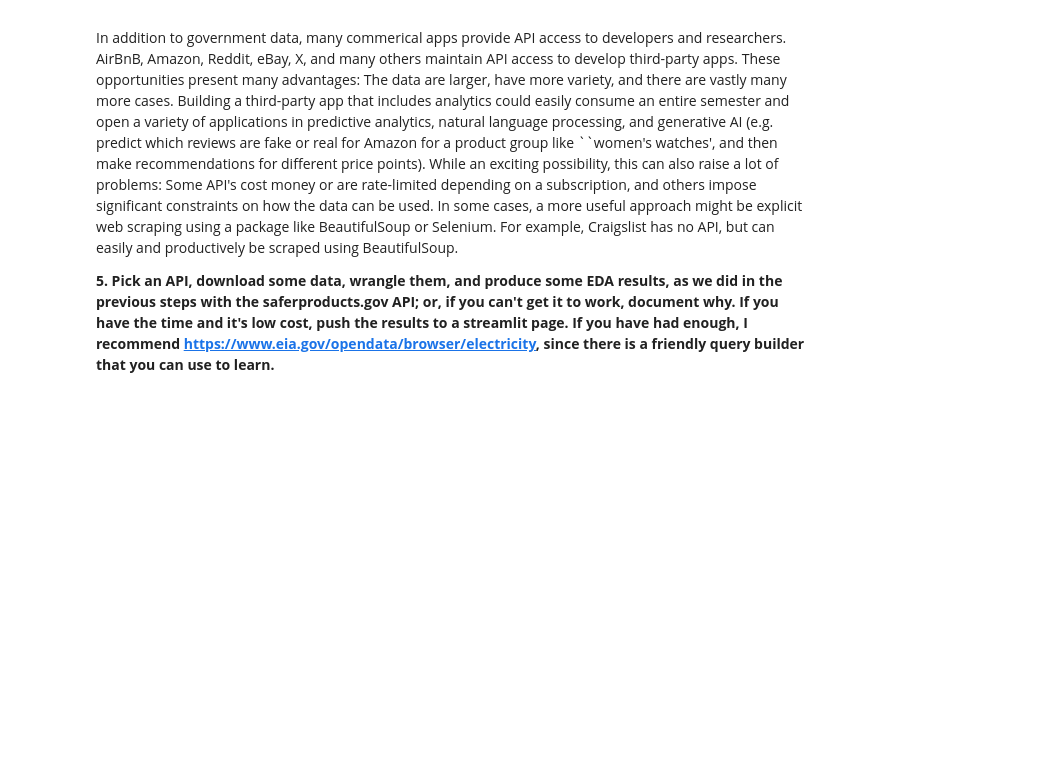
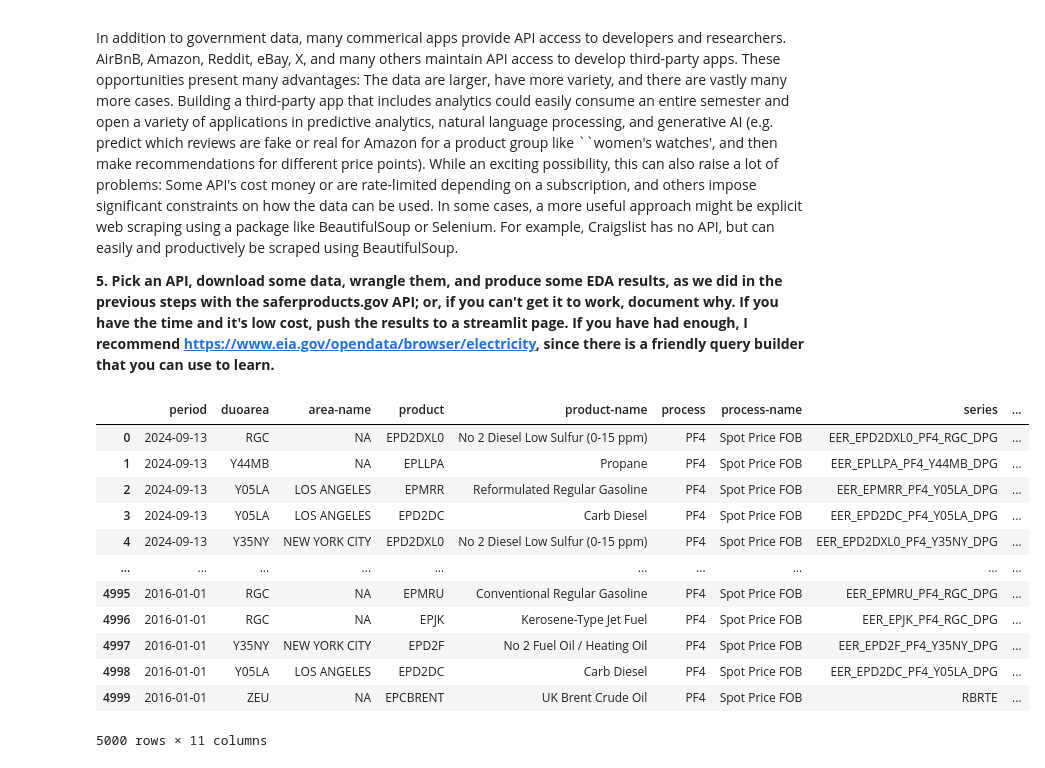
Before and after one commit to DS3001/labs, a Jupyter notebook: 01_api_calls/assignment_notebook.ipynb, the cells around one changed output. Cells and saved outputs as stored; diff of their text form; code cells hidden in the pictures; blank space fills up the shorter version.

```diff
--- a/01_api_calls/assignment_notebook.ipynb
+++ b/01_api_calls/assignment_notebook.ipynb
@@ -501,3 +506,5 @@ Each of these API resources could either be the cornerstone of a project or a so
 In addition to government data, many commerical apps provide API access to developers and researchers. AirBnB, Amazon, Reddit, eBay, X, and many others maintain API access to develop third-party apps. These opportunities present many advantages: The data are larger, have more variety, and there are vastly many more cases. Building a third-party app that includes analytics could easily consume an entire semester and open a variety of applications in predictive analytics, natural language processing, and generative AI (e.g. predict which reviews are fake or real for Amazon for a product group like ``women's watches', and then make recommendations for different price points). While an exciting possibility, this can also raise a lot of problems: Some API's cost money or are rate-limited depending on a subscription, and others impose significant constraints on how the data can be used. In some cases, a more useful approach might be explicit web scraping using a package like BeautifulSoup or Selenium. For example, Craigslist has no API, but can easily and productively be scraped using BeautifulSoup.
 
 **5. Pick an API, download some data, wrangle them, and produce some EDA results, as we did in the previous steps with the saferproducts.gov API; or, if you can't get it to work, document why. If you have the time and it's low cost, push the results to a streamlit page. If you have had enough, I recommend https://www.eia.gov/opendata/browser/electricity, since there is a friendly query builder that you can use to learn.**
+# %%
+url= 'https://api.eia.gov/v2/petroleum/pri/spt/data/?api_key=IB99Mad3rmkTTLft7uMvBtsTE2GZLLYE1bObGh8E&frequency=weekly&data[0]=value&sort[0][column]=period&sort[0][direction]=desc&offset=0&length=5000'
@@ -503,0 +516,17 @@ In addition to government data, many commerical apps provide API access to devel
+# %%
+petroleum= pd.DataFrame.from_dict(data['response']['data'])
+petroleum
+# %% [output]
+|  | period | duoarea | area-name | product | product-name | process | process-name | series | ... |
+| 0 | 2024-09-13 | RGC | NA | EPD2DXL0 | No 2 Diesel Low Sulfur (0-15 ppm) | PF4 | Spot Price FOB | EER_EPD2DXL0_PF4_RGC_DPG | ... |
+| 1 | 2024-09-13 | Y44MB | NA | EPLLPA | Propane | PF4 | Spot Price FOB | EER_EPLLPA_PF4_Y44MB_DPG | ... |
+| 2 | 2024-09-13 | Y05LA | LOS ANGELES | EPMRR | Reformulated Regular Gasoline | PF4 | Spot Price FOB | EER_EPMRR_PF4_Y05LA_DPG | ... |
+| 3 | 2024-09-13 | Y05LA | LOS ANGELES | EPD2DC | Carb Diesel | PF4 | Spot Price FOB | EER_EPD2DC_PF4_Y05LA_DPG | ... |
+| 4 | 2024-09-13 | Y35NY | NEW YORK CITY | EPD2DXL0 | No 2 Diesel Low Sulfur (0-15 ppm) | PF4 | Spot Price FOB | EER_EPD2DXL0_PF4_Y35NY_DPG | ... |
+| ... | ... | ... | ... | ... | ... | ... | ... | ... | ... |
+| 4995 | 2016-01-01 | RGC | NA | EPMRU | Conventional Regular Gasoline | PF4 | Spot Price FOB | EER_EPMRU_PF4_RGC_DPG | ... |
+| 4996 | 2016-01-01 | RGC | NA | EPJK | Kerosene-Type Jet Fuel | PF4 | Spot Price FOB | EER_EPJK_PF4_RGC_DPG | ... |
+| 4997 | 2016-01-01 | Y35NY | NEW YORK CITY | EPD2F | No 2 Fuel Oil / Heating Oil | PF4 | Spot Price FOB | EER_EPD2F_PF4_Y35NY_DPG | ... |
+| 4998 | 2016-01-01 | Y05LA | LOS ANGELES | EPD2DC | Carb Diesel | PF4 | Spot Price FOB | EER_EPD2DC_PF4_Y05LA_DPG | ... |
+| 4999 | 2016-01-01 | ZEU | NA | EPCBRENT | UK Brent Crude Oil | PF4 | Spot Price FOB | RBRTE | ... |
+5000 rows × 11 columns
```
Also changed, not shown: parts of 14 cells of this notebook.
